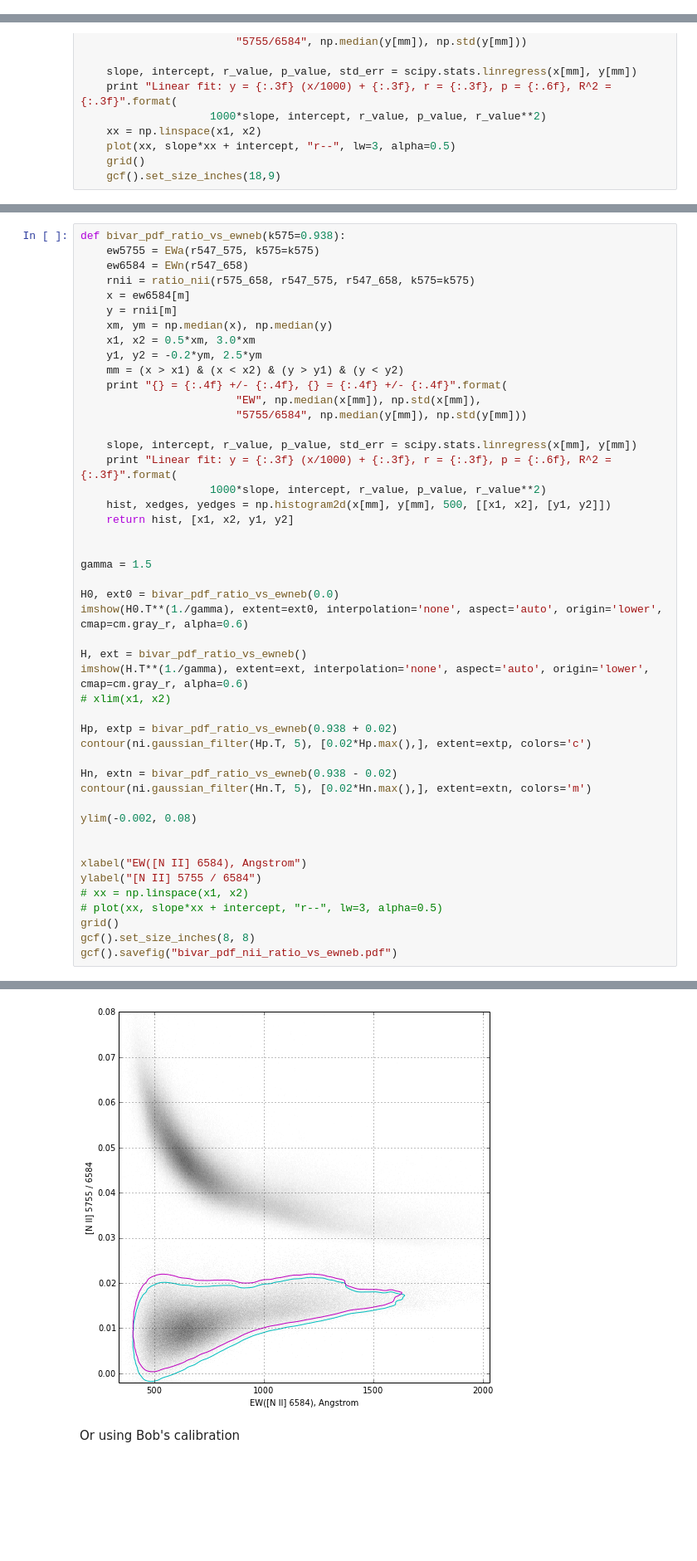
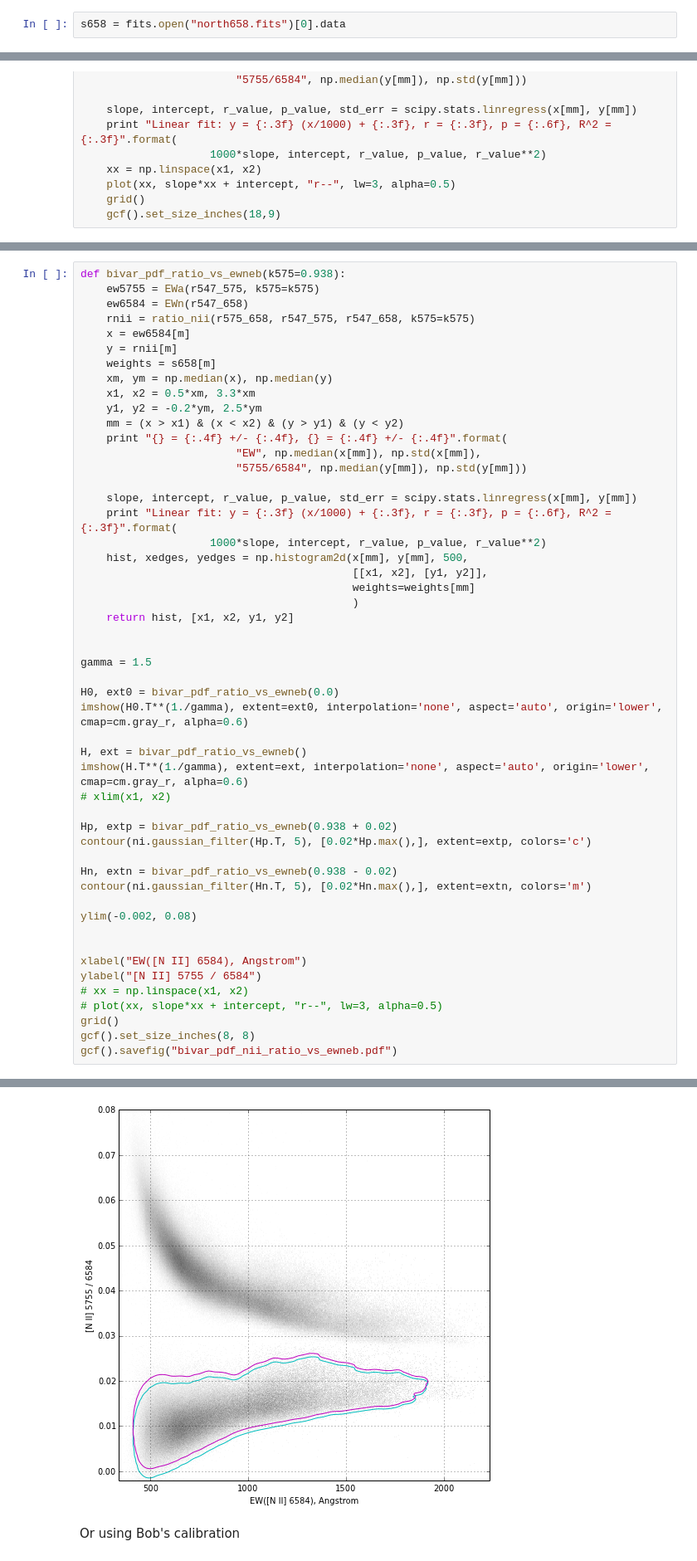
Before and after one commit to deprecated/orion-tsq, a Jupyter notebook: WFC3 images exploration.ipynb, the cells around one changed output, grey strips where cells are left out. Shown at 83% size. Cells and saved outputs as stored; diff of their text form; blank space fills up the shorter version.

```diff
--- a/WFC3 images exploration.ipynb
+++ b/WFC3 images exploration.ipynb
@@ -36,6 +36,8 @@ r575_658 = hdulist[0].data
 # %%
 r547_575 = fits.open("547_over_575.fits")[0].data
 r547_658 = fits.open("547_over_658.fits")[0].data
+# %%
+s658 = fits.open("north658.fits")[0].data
 # %%
 m = np.isfinite(r575_658) & np.isfinite(r547_575) & np.isfinite(r547_658)
 print m.shape, float(m.sum())/np.product(m.shape)
@@ -152,8 +154,9 @@ def bivar_pdf_ratio_vs_ewneb(k575=0.938):
     rnii = ratio_nii(r575_658, r547_575, r547_658, k575=k575)
     x = ew6584[m]
     y = rnii[m]
+    weights = s658[m]
     xm, ym = np.median(x), np.median(y)
-    x1, x2 = 0.5*xm, 3.0*xm
+    x1, x2 = 0.5*xm, 3.3*xm
     y1, y2 = -0.2*ym, 2.5*ym
     mm = (x > x1) & (x < x2) & (y > y1) & (y < y2)
     print "{} = {:.4f} +/- {:.4f}, {} = {:.4f} +/- {:.4f}".format(
@@ -163,7 +166,10 @@ def bivar_pdf_ratio_vs_ewneb(k575=0.938):
     slope, intercept, r_value, p_value, std_err = scipy.stats.linregress(x[mm], y[mm])
     print "Linear fit: y = {:.3f} (x/1000) + {:.3f}, r = {:.3f}, p = {:.6f}, R^2 = {:.3f}".format(
                     1000*slope, intercept, r_value, p_value, r_value**2)
-    hist, xedges, yedges = np.histogram2d(x[mm], y[mm], 500, [[x1, x2], [y1, y2]])
+    hist, xedges, yedges = np.histogram2d(x[mm], y[mm], 500,
+                                          [[x1, x2], [y1, y2]],
+                                          weights=weights[mm]
+                                          )
     return hist, [x1, x2, y1, y2]
 
 
@@ -204,4 +210,4 @@ Linear fit: y = 0.009 (x/1000) + 0.006, r = 0.508, p = 0.000000, R^2 = 0.258
-[figure, old version]
+[figure, new version]
 # %% [markdown]
 Or using Bob's calibration
 # %%
```
Also changed, not shown: parts of 17 cells of this notebook, 11 other files.
